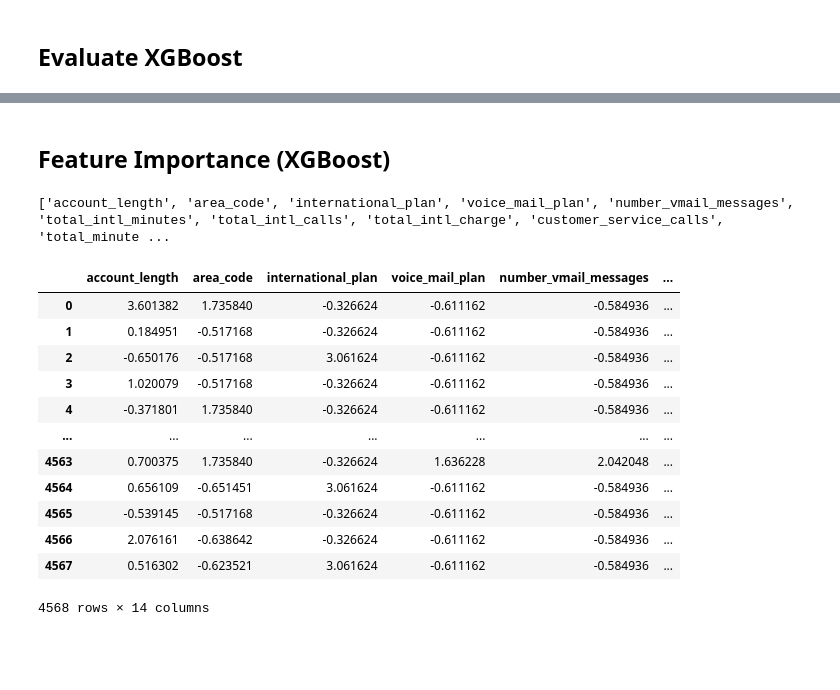
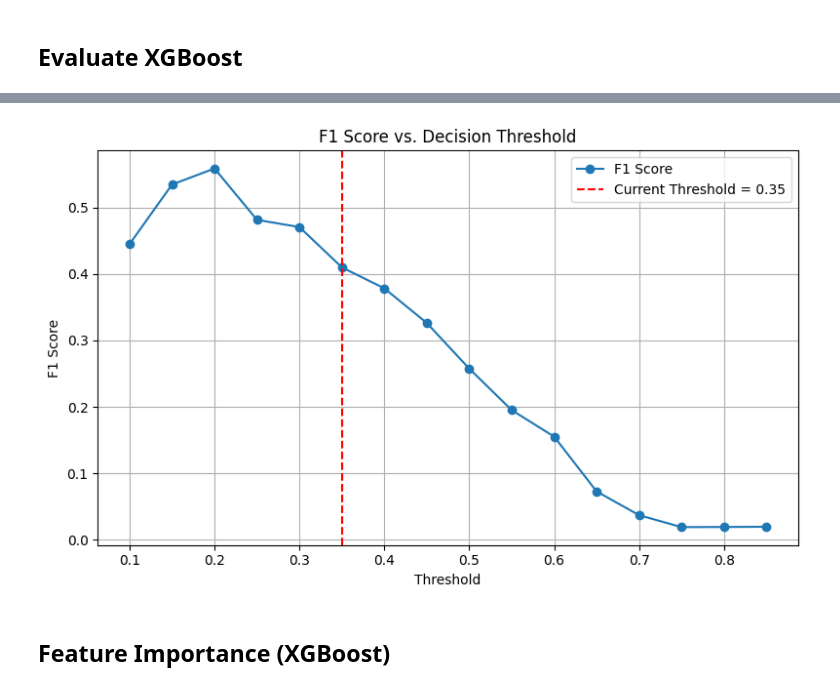
Before and after one commit to hanifa331/customer-churn, a Jupyter notebook: studenth.ipynb, the cells around one changed output, grey strips where cells are left out. Saved outputs shown, nothing was run; the diff lists cells and outputs as text; code cells hidden in the pictures; blank space fills up the shorter version.

```diff
--- a/studenth.ipynb
+++ b/studenth.ipynb
@@ -726,6 +764,16 @@ ROC AUC Score: 0.9178007906797746
+# %%
+# Plot F1 score vs threshold
+plt.figure(figsize=(8, 5))
+plt.plot(thresholds, f1_scores, marker='o', label='F1 Score')
+plt.axvline(0.35, color='red', linestyle='--', label='Current Threshold = 0.35')
+plt.title('F1 Score vs. Decision Threshold')
+plt.xlabel('Threshold')
+plt.ylabel('F1 Score')
+plt.grid(True)
+plt.legend()
+plt.tight_layout()
+plt.show()
+# %% [output]
+[figure, added]
 # %% [markdown]
 ## Feature Importance (XGBoost)
-# %%
-print(X_train.columns.tolist())
-# %% [output]
-['account_length', 'area_code', 'international_plan', 'voice_mail_plan', 'number_vmail_messages', 'total_intl_minutes', 'total_intl_calls', 'total_intl_charge', 'customer_service_calls', 'total_minute ...
@@ -751,17 +779,0 @@ X_test = pd.DataFrame(X_test, columns=X_train.columns)
-# %%
-X_train_res = pd.DataFrame(X_train_res, columns=X_train.columns.to_list())
-X_train_res
-# %% [output]
-|  | account_length | area_code | international_plan | voice_mail_plan | number_vmail_messages | ... |
-| 0 | 3.601382 | 1.735840 | -0.326624 | -0.611162 | -0.584936 | ... |
-| 1 | 0.184951 | -0.517168 | -0.326624 | -0.611162 | -0.584936 | ... |
-| 2 | -0.650176 | -0.517168 | 3.061624 | -0.611162 | -0.584936 | ... |
-| 3 | 1.020079 | -0.517168 | -0.326624 | -0.611162 | -0.584936 | ... |
-| 4 | -0.371801 | 1.735840 | -0.326624 | -0.611162 | -0.584936 | ... |
-| ... | ... | ... | ... | ... | ... | ... |
-| 4563 | 0.700375 | 1.735840 | -0.326624 | 1.636228 | 2.042048 | ... |
-| 4564 | 0.656109 | -0.651451 | 3.061624 | -0.611162 | -0.584936 | ... |
-| 4565 | -0.539145 | -0.517168 | -0.326624 | -0.611162 | -0.584936 | ... |
-| 4566 | 2.076161 | -0.638642 | -0.326624 | -0.611162 | -0.584936 | ... |
-| 4567 | 0.516302 | -0.623521 | 3.061624 | -0.611162 | -0.584936 | ... |
-4568 rows × 14 columns
```
Also changed, not shown: parts of 49 cells of this notebook.
